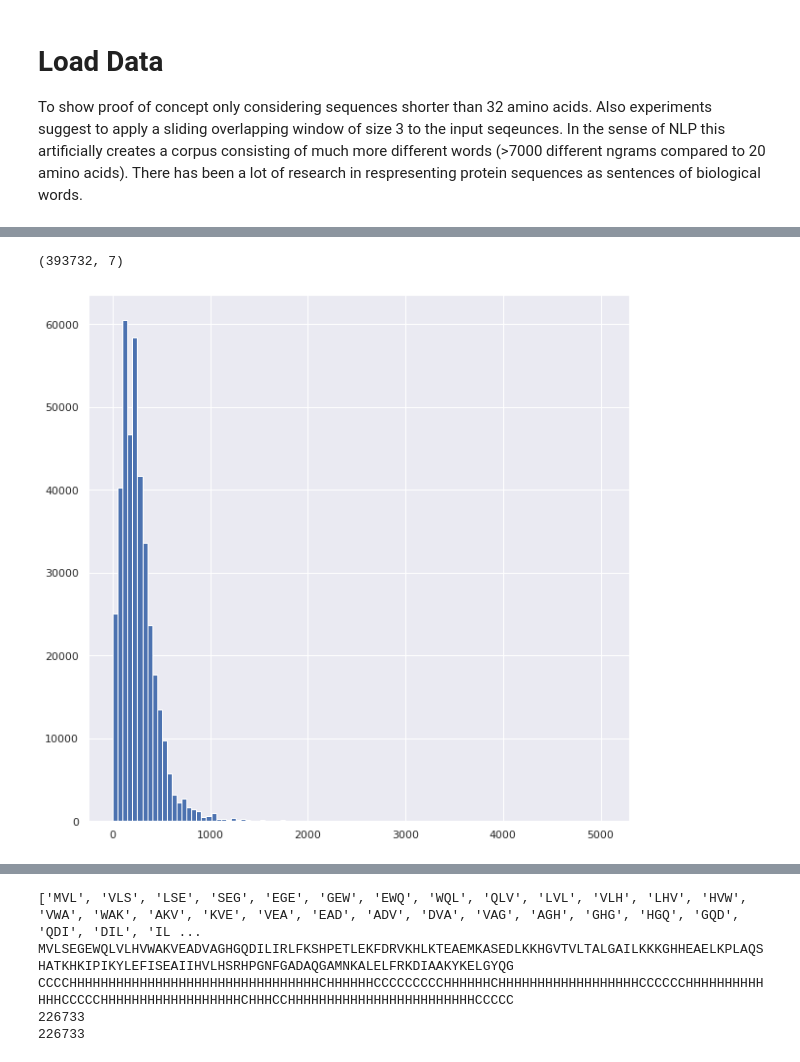
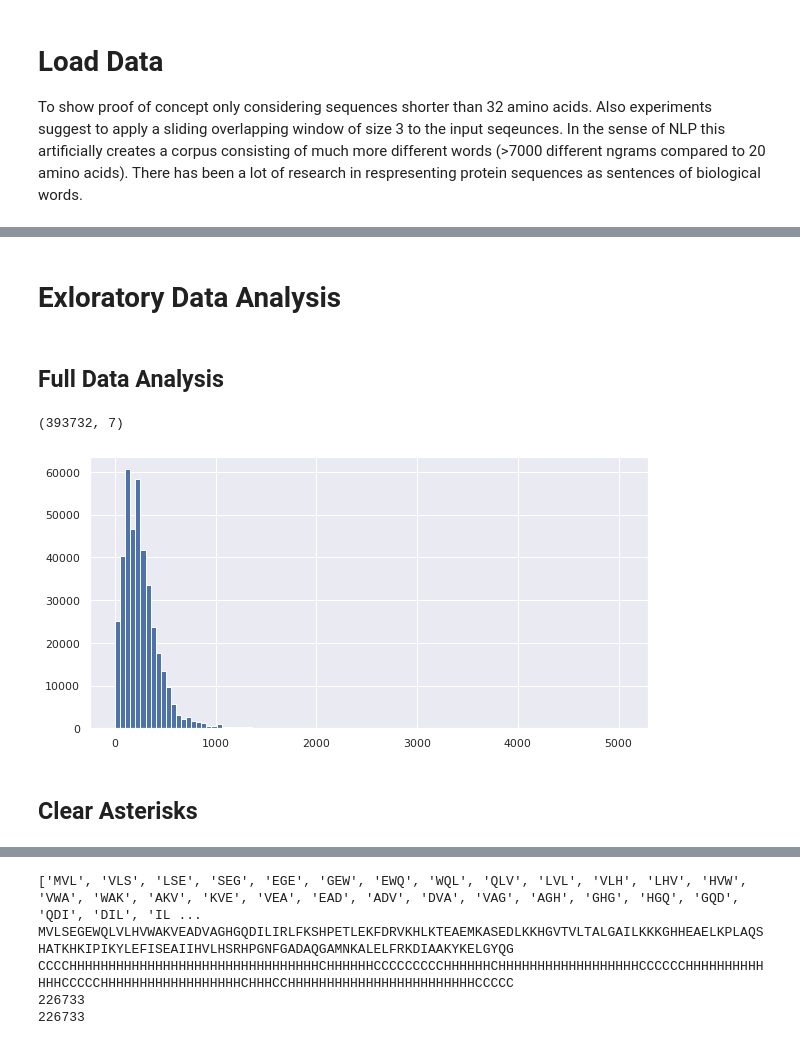
Before and after one commit to ArafatRohan93/PSSP_LSTM, a Jupyter notebook: PSSP_LSTM.ipynb, the cells around one changed output, grey strips where cells are left out. Cells and saved outputs as stored; diff of their text form; code cells hidden in the pictures.

```diff
--- a/PSSP_LSTM.ipynb
+++ b/PSSP_LSTM.ipynb
@@ -58,9 +57,15 @@ df.head()
 | 124731 | 102M | A | MVLSEGEWQLVLHVWAKVEADVAGHGQDILIRL... | CCCCHHHHHHHHHHHHHHGGGHHHHHHHHHHHH... | CCCCHHHHHHHHHHHHHHHHHHHHHHHHHHHHH... | 154 | False |
 | 140434 | 103L | A | MNIFEMLRIDEGLRLKIYKDTEGYYTIGIGHLL... | CCHHHHHHHHHCCEEEEEECTTSCEEEETTEEC... | CCHHHHHHHHHCCEEEEEECCCCCEEEECCEEC... | 167 | False |
 | 124732 | 103M | A | MVLSEGEWQLVLHVWAKVEADVAGHGQDILIRL... | CCCCHHHHHHHHHHHHHHGGGHHHHHHHHHHHH... | CCCCHHHHHHHHHHHHHHHHHHHHHHHHHHHHH... | 154 | False |
+# %% [markdown]
+# Exloratory Data Analysis
+# %% [markdown]
+## Full Data Analysis
 # %%
-df.len.hist(bins=100,figsize=[10,10],)
+df.len.hist(bins=100,figsize=[10,5],)
 print(df.shape)
 # %% [output]
 (393732, 7)
-[figure, old version]
+[figure, new version]
+# %% [markdown]
+## Clear Asterisks
```
Also changed, not shown: parts of 103 cells of this notebook.
